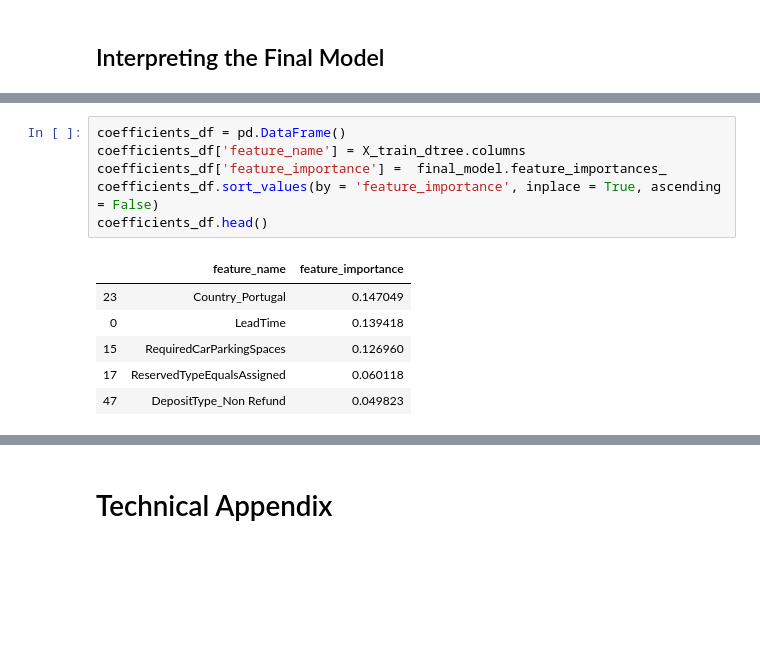
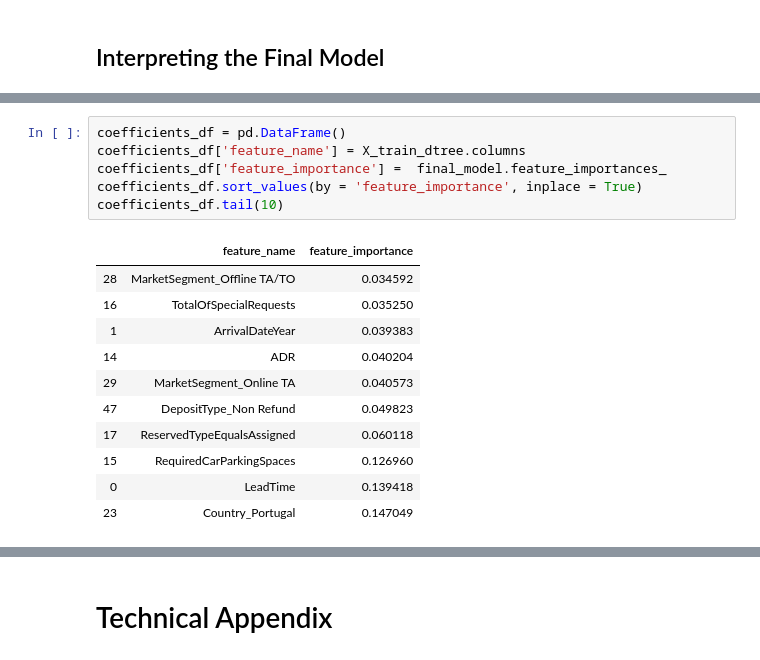
Before and after one commit to MatePocs/hotel_reserve_cancellations, a Jupyter notebook: 02_modelling.ipynb, the cells around one changed output, grey strips where cells are left out. Saved outputs shown, nothing was run; the diff lists cells and outputs as text; blank space fills up the shorter version.

```diff
--- a/02_modelling.ipynb
+++ b/02_modelling.ipynb
@@ -1085,13 +1121,18 @@ array([1.39418381e-01, 3.93825597e-02, 1.60898413e-02, 2.77503814e-02,
 # %%
 coefficients_df = pd.DataFrame()
 coefficients_df['feature_name'] = X_train_dtree.columns
 coefficients_df['feature_importance'] =  final_model.feature_importances_
-coefficients_df.sort_values(by = 'feature_importance', inplace = True, ascending = False)
-coefficients_df.head()
+coefficients_df.sort_values(by = 'feature_importance', inplace = True)
+coefficients_df.tail(10)
 # %% [output]
 |  | feature_name | feature_importance |
+| 28 | MarketSegment_Offline TA/TO | 0.034592 |
+| 16 | TotalOfSpecialRequests | 0.035250 |
+| 1 | ArrivalDateYear | 0.039383 |
+| 14 | ADR | 0.040204 |
+| 29 | MarketSegment_Online TA | 0.040573 |
+| 47 | DepositType_Non Refund | 0.049823 |
+| 17 | ReservedTypeEqualsAssigned | 0.060118 |
+| 15 | RequiredCarParkingSpaces | 0.126960 |
+| 0 | LeadTime | 0.139418 |
 | 23 | Country_Portugal | 0.147049 |
-| 0 | LeadTime | 0.139418 |
-| 15 | RequiredCarParkingSpaces | 0.126960 |
-| 17 | ReservedTypeEqualsAssigned | 0.060118 |
-| 47 | DepositType_Non Refund | 0.049823 |
```
Also changed, not shown: parts of 45 cells of this notebook, 2 other files.
